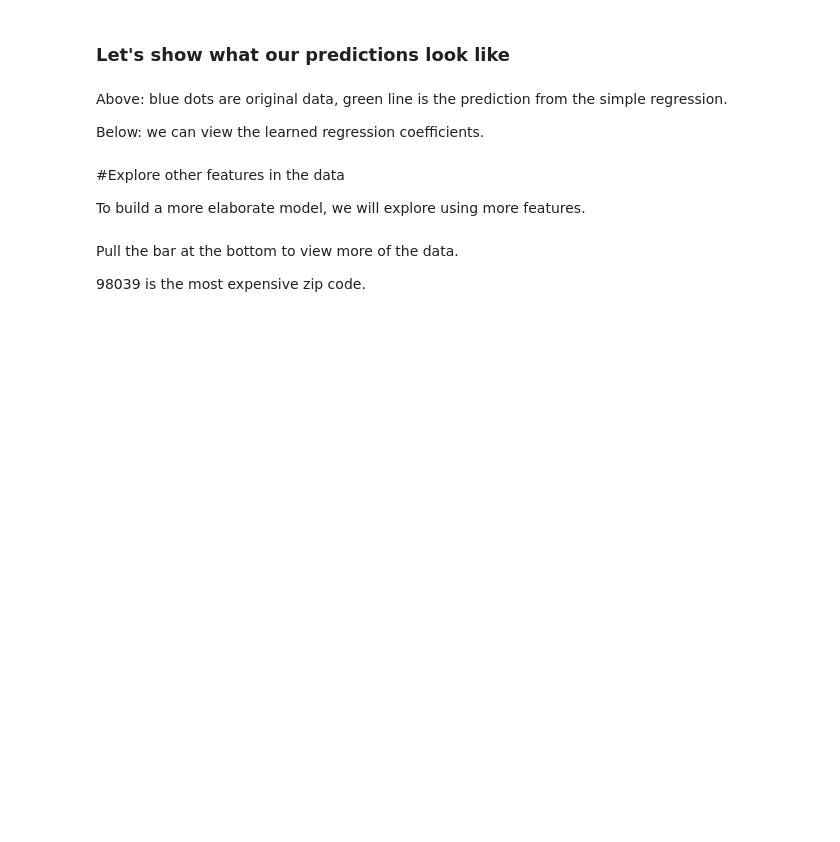
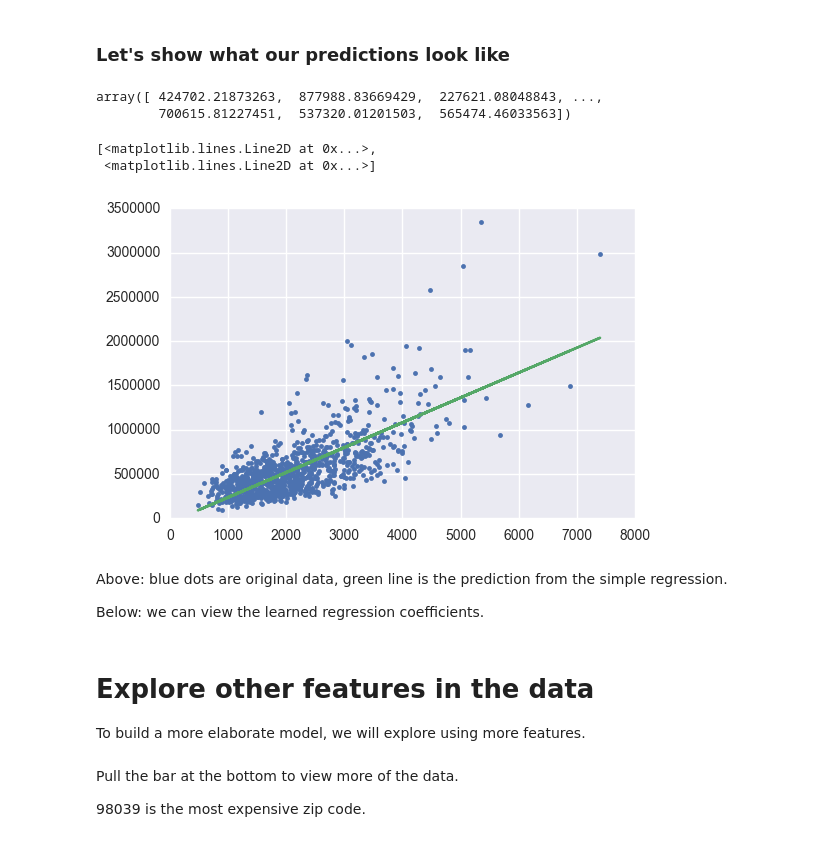
Before and after one commit to DheerajAgarwal/MachineLearning_UoW, a Jupyter notebook: Course1/Predicting house prices.ipynb, the cells around one changed output. Cells and saved outputs as stored; diff of their text form; code cells hidden in the pictures; blank space fills up the shorter version.

Commit message:
statsmodel and sklearn basic models

```diff
--- a/Course1/Predicting house prices.ipynb
+++ b/Course1/Predicting house prices.ipynb
@@ -57,4 +59,4 @@ plt.ylabel('Price')
 Split data into training and testing.
 We use seed=1234 so that everyone running this notebook gets the same results.  In practice, you may set a random seed (or let GraphLab Create pick a random seed for you).
 # %%
-train, test = sklearn.cross_validation.train_test_split(home_data, train_size = 0.8)
+train, test = cv.train_test_split(home_data, train_size = 0.95)
@@ -61 +69,4 @@ train, test = sklearn.cross_validation.train_test_split(home_data, train_size =
+# %%
+X = train[['sqft_living']]
+y = train.price
 # %% [markdown]
@@ -72,0 +74,6 @@ RMSE of about \$255,170!
+# %%
+model = linear_model.LinearRegression()
+model.fit(X, y)
+print (model.intercept_)
+print (model.coef_)
+model.score(X,y) # calculate R-Squared
@@ -73,8 +111,17 @@ RMSE of about \$255,170!
 # %% [markdown]
 ### Let's show what our predictions look like
+# %%
+model.predict(test[['sqft_living']])
+# %% [output]
+array([ 424702.21873263,  877988.83669429,  227621.08048843, ...,
+        700615.81227451,  537320.01201503,  565474.46033563])
 # %%
-plt.plot(test_data['sqft_living'],test_data['price'],'.',
-        test_data['sqft_living'],sqft_model.predict(test_data),'-')
+plt.plot(test['sqft_living'],test['price'],'.',
+        test['sqft_living'],model.predict(test[['sqft_living']]),'-')
+# %% [output]
+[<matplotlib.lines.Line2D at 0x...>,
+ <matplotlib.lines.Line2D at 0x...>]
+[figure, added]
 # %% [markdown]
 Above:  blue dots are original data, green line is the prediction from the simple regression.
 
@@ -84,5 +129,5 @@ sqft_model.get('coefficients')
 # %% [markdown]
-#Explore other features in the data
+# Explore other features in the data
 
 To build a more elaborate model, we will explore using more features.
 # %%
```
Also changed, not shown: parts of 12 cells of this notebook.
